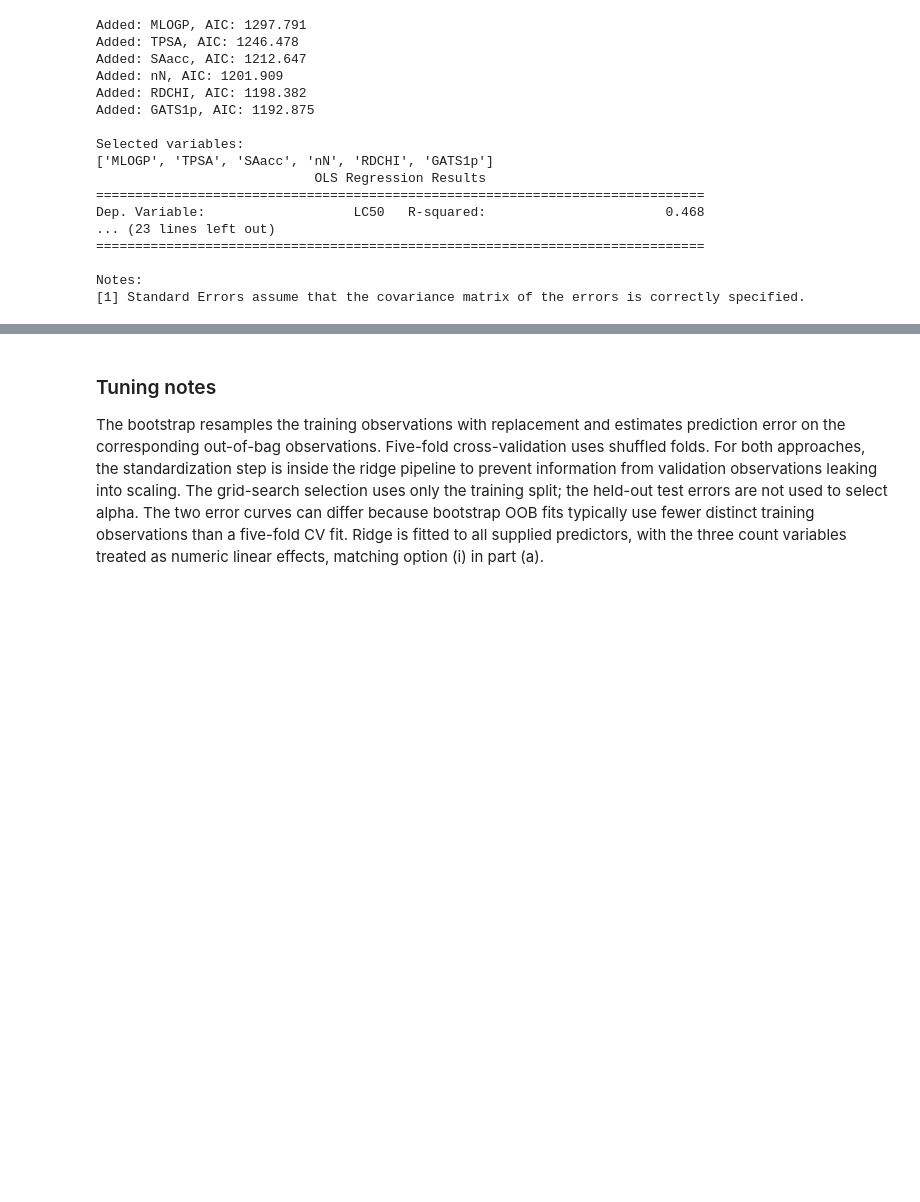
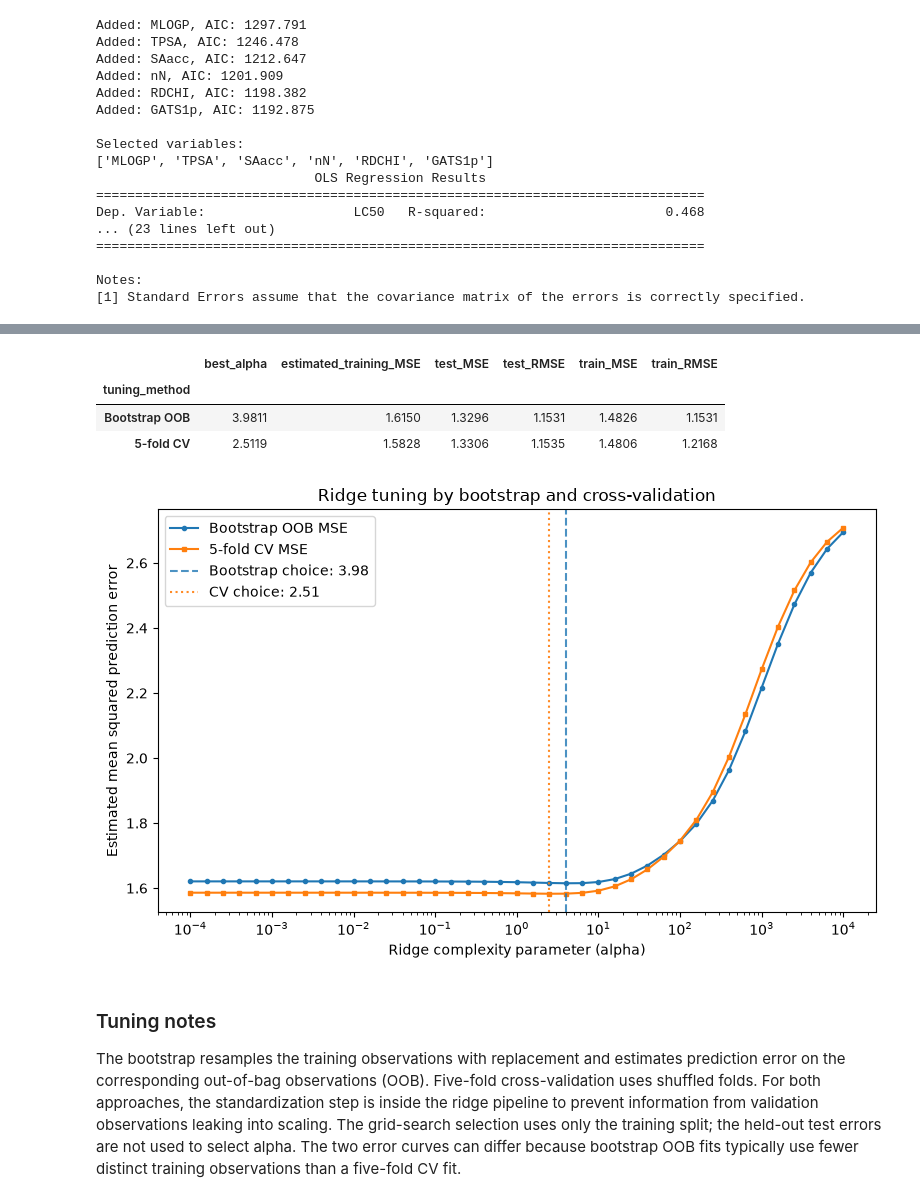
Before and after one commit to Ezi001/STK-IN4300, a Jupyter notebook: Mandatory_STK_IN_4300.ipynb, the cells around one changed output, grey strips where cells are left out. Drawn from its saved outputs; the diff is of its cells as text; code cells hidden in the pictures; blank space fills up the shorter version.

```diff
--- a/Mandatory_STK_IN_4300.ipynb
+++ b/Mandatory_STK_IN_4300.ipynb
@@ -733,16 +512,10 @@ Use a bootstrap out-of-bag procedure and cross-validation to select the complexi
 # %%
-from sklearn.pipeline import make_pipeline
-from sklearn.linear_model import Ridge
-from sklearn.model_selection import KFold, GridSearchCV, train_test_split
-from sklearn.preprocessing import StandardScaler
-from sklearn.metrics import mean_squared_error
-import matplotlib.pyplot as plt
-
 # Candidate ridge penalty strengths; standardization is fitted within each training fold/sample.
 lambdas = np.logspace(-4, 4, 41)
 
 def ridge_model(alpha):
-    return make_pipeline(StandardScaler(), Ridge(alpha=alpha))
+    return make_pipeline(StandardScaler(),
+                        Ridge(alpha=alpha))
 # %%
 # Use the same 67/33 split as part (a), keeping the test set out of tuning.
 X_ridge = data.loc[:, "TPSA":"C040"]
@@ -853,5 +605,50 @@ plt.show()
+# %%
+ridge_summary = pd.DataFrame(
+    [
+        {
+            "tuning_method": "Bootstrap OOB",
+            "best_alpha": best_alpha_bootstrap,
+            "estimated_training_MSE": bootstrap_mean_mse.min(),
+            "test_MSE": bootstrap_test_mse,
+            "test_RMSE": np.sqrt(bootstrap_test_mse),
+            "train_MSE": bootstrap_train_mse,
+            "train_RMSE": np.sqrt(bootstrap_test_mse),
+        },
+        {
+            "tuning_method": "5-fold CV",
+            "best_alpha": best_alpha_cv,
+            "estimated_training_MSE": cv_mean_mse.min(),
+            "test_MSE": cv_test_mse,
+            "test_RMSE": np.sqrt(cv_test_mse),
+            "train_MSE": cv_train_mse,
+            "train_RMSE": np.sqrt(cv_train_mse),
+        },
+    ]
+).set_index("tuning_method")
+display(ridge_summary.round(4))
+
+# Plot estimated prediction error across the candidate alpha grid.
+fig, ax = plt.subplots(figsize=(8, 5))
+ax.semilogx(lambdas, bootstrap_mean_mse, marker="o", ms=3, label="Bootstrap OOB MSE")
+ax.semilogx(lambdas, cv_mean_mse, marker="s", ms=3, label="5-fold CV MSE")
+ax.axvline(best_alpha_bootstrap, color="tab:blue", linestyle="--", alpha=0.8,
+           label=f"Bootstrap choice: {best_alpha_bootstrap:.3g}")
+ax.axvline(best_alpha_cv, color="tab:orange", linestyle=":", alpha=0.9,
+           label=f"CV choice: {best_alpha_cv:.3g}")
+ax.set_xlabel("Ridge complexity parameter (alpha)")
+ax.set_ylabel("Estimated mean squared prediction error")
+ax.set_title("Ridge tuning by bootstrap and cross-validation")
+ax.legend()
+fig.tight_layout()
+plt.show()
+# %% [output]
+|  | best_alpha | estimated_training_MSE | test_MSE | test_RMSE | train_MSE | train_RMSE |
+| tuning_method |  |  |  |  |  |  |
+| Bootstrap OOB | 3.9811 | 1.6150 | 1.3296 | 1.1531 | 1.4826 | 1.1531 |
+| 5-fold CV | 2.5119 | 1.5828 | 1.3306 | 1.1535 | 1.4806 | 1.2168 |
+[figure, added]
 # %% [markdown]
 ### Tuning notes
 
-The bootstrap resamples the training observations with replacement and estimates prediction error on the corresponding out-of-bag observations. Five-fold cross-validation uses shuffled folds. For both approaches, the standardization step is inside the ridge pipeline to prevent information from validation observations leaking into scaling. The grid-search selection uses only the training split; the held-out test errors are not used to select alpha. The two error curves can differ because bootstrap OOB fits typically use fewer distinct training observations than a five-fold CV fit. Ridge is fitted to all supplied predictors, with the three count variables treated as numeric linear effects, matching option (i) in part (a).
+The bootstrap resamples the training observations with replacement and estimates prediction error on the corresponding out-of-bag observations (OOB). Five-fold cross-validation uses shuffled folds. For both approaches, the standardization step is inside the ridge pipeline to prevent information from validation observations leaking into scaling. The grid-search selection uses only the training split; the held-out test errors are not used to select alpha. The two error curves can differ because bootstrap OOB fits typically use fewer distinct training observations than a five-fold CV fit.
 # %% [markdown]
```
Also changed, not shown: parts of 36 cells of this notebook.
